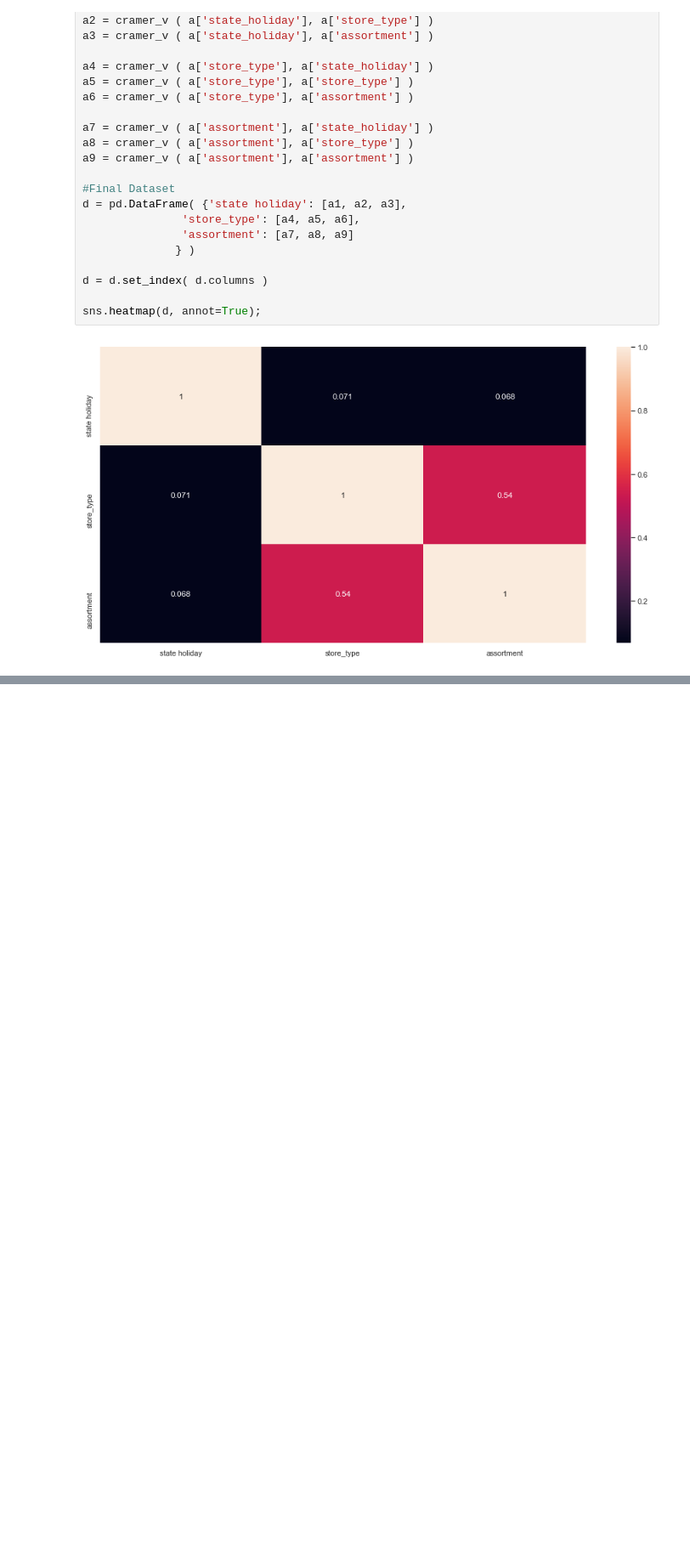
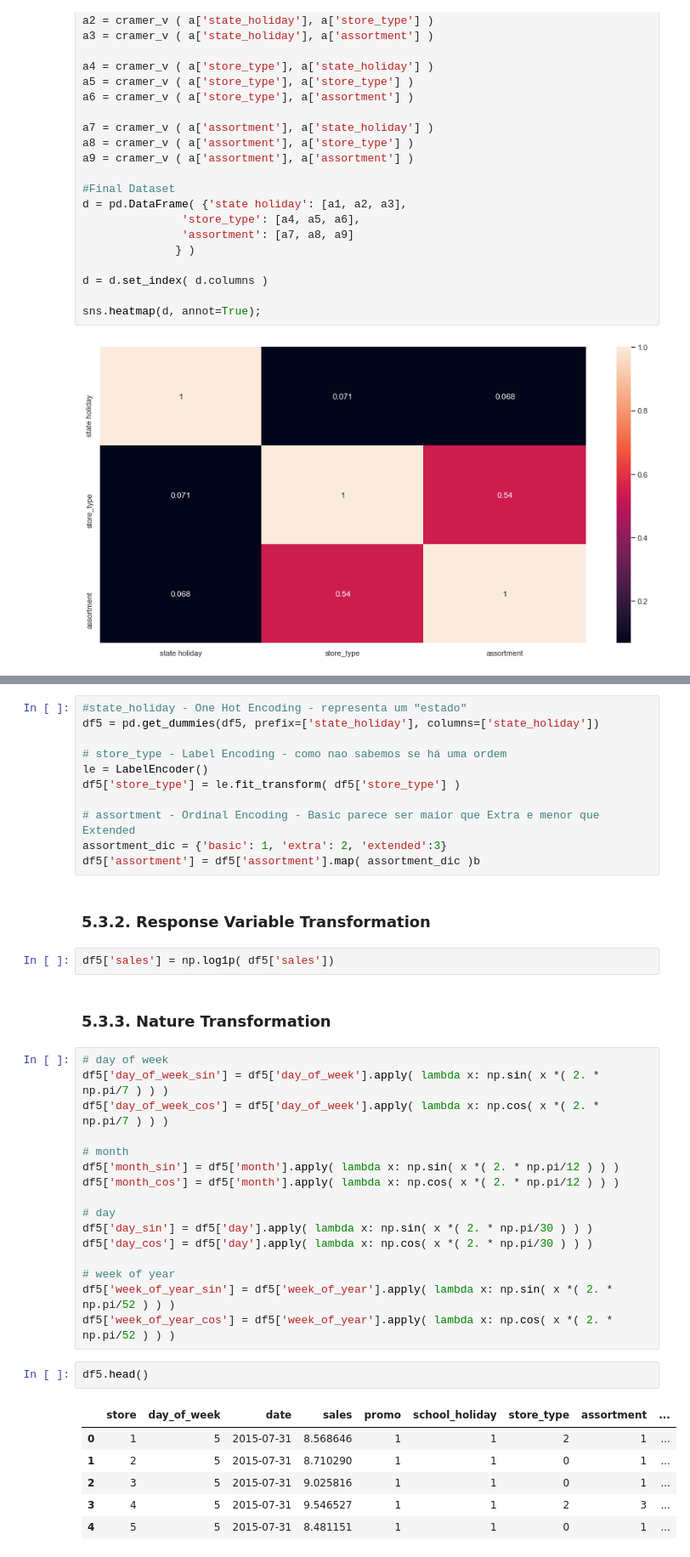
Before and after one commit to artavale/Rossman-Forcast-Sales, a Jupyter notebook: m05_v01_store_sales_predict.ipynb, the cells around one changed output, grey strips where cells are left out. Shown at 85% size. Drawn from its saved outputs; the diff is of its cells as text; blank space fills up the shorter version.

```diff
--- a/m05_v01_store_sales_predict.ipynb
+++ b/m05_v01_store_sales_predict.ipynb
@@ -943,0 +933,42 @@ df5['assortment'] = df5['assortment'].map( assortment_dic )
+# %%
+#state_holiday - One Hot Encoding - representa um "estado"
+df5 = pd.get_dummies(df5, prefix=['state_holiday'], columns=['state_holiday'])
+
+# store_type - Label Encoding - como nao sabemos se há uma ordem
+le = LabelEncoder()
+df5['store_type'] = le.fit_transform( df5['store_type'] )
+
+# assortment - Ordinal Encoding - Basic parece ser maior que Extra e menor que Extended
+assortment_dic = {'basic': 1, 'extra': 2, 'extended':3}
+df5['assortment'] = df5['assortment'].map( assortment_dic )b
+# %% [markdown]
+### 5.3.2. Response Variable Transformation
+# %%
+df5['sales'] = np.log1p( df5['sales'])
+# %% [markdown]
+### 5.3.3. Nature Transformation
+# %%
+# day of week
+df5['day_of_week_sin'] = df5['day_of_week'].apply( lambda x: np.sin( x *( 2. * np.pi/7 ) ) )
+df5['day_of_week_cos'] = df5['day_of_week'].apply( lambda x: np.cos( x *( 2. * np.pi/7 ) ) )
+
+# month
+df5['month_sin'] = df5['month'].apply( lambda x: np.sin( x *( 2. * np.pi/12 ) ) )
+df5['month_cos'] = df5['month'].apply( lambda x: np.cos( x *( 2. * np.pi/12 ) ) )
+
+# day
+df5['day_sin'] = df5['day'].apply( lambda x: np.sin( x *( 2. * np.pi/30 ) ) )
+df5['day_cos'] = df5['day'].apply( lambda x: np.cos( x *( 2. * np.pi/30 ) ) )
+
+# week of year
+df5['week_of_year_sin'] = df5['week_of_year'].apply( lambda x: np.sin( x *( 2. * np.pi/52 ) ) )
+df5['week_of_year_cos'] = df5['week_of_year'].apply( lambda x: np.cos( x *( 2. * np.pi/52 ) ) )
+# %%
+df5.head()
+# %% [output]
+|  | store | day_of_week | date | sales | promo | school_holiday | store_type | assortment | ... |
+| 0 | 1 | 5 | 2015-07-31 | 8.568646 | 1 | 1 | 2 | 1 | ... |
+| 1 | 2 | 5 | 2015-07-31 | 8.710290 | 1 | 1 | 0 | 1 | ... |
+| 2 | 3 | 5 | 2015-07-31 | 9.025816 | 1 | 1 | 0 | 1 | ... |
+| 3 | 4 | 5 | 2015-07-31 | 9.546527 | 1 | 1 | 2 | 3 | ... |
+| 4 | 5 | 5 | 2015-07-31 | 8.481151 | 1 | 1 | 0 | 1 | ... |
```
Also changed, not shown: parts of 15 cells of this notebook.
